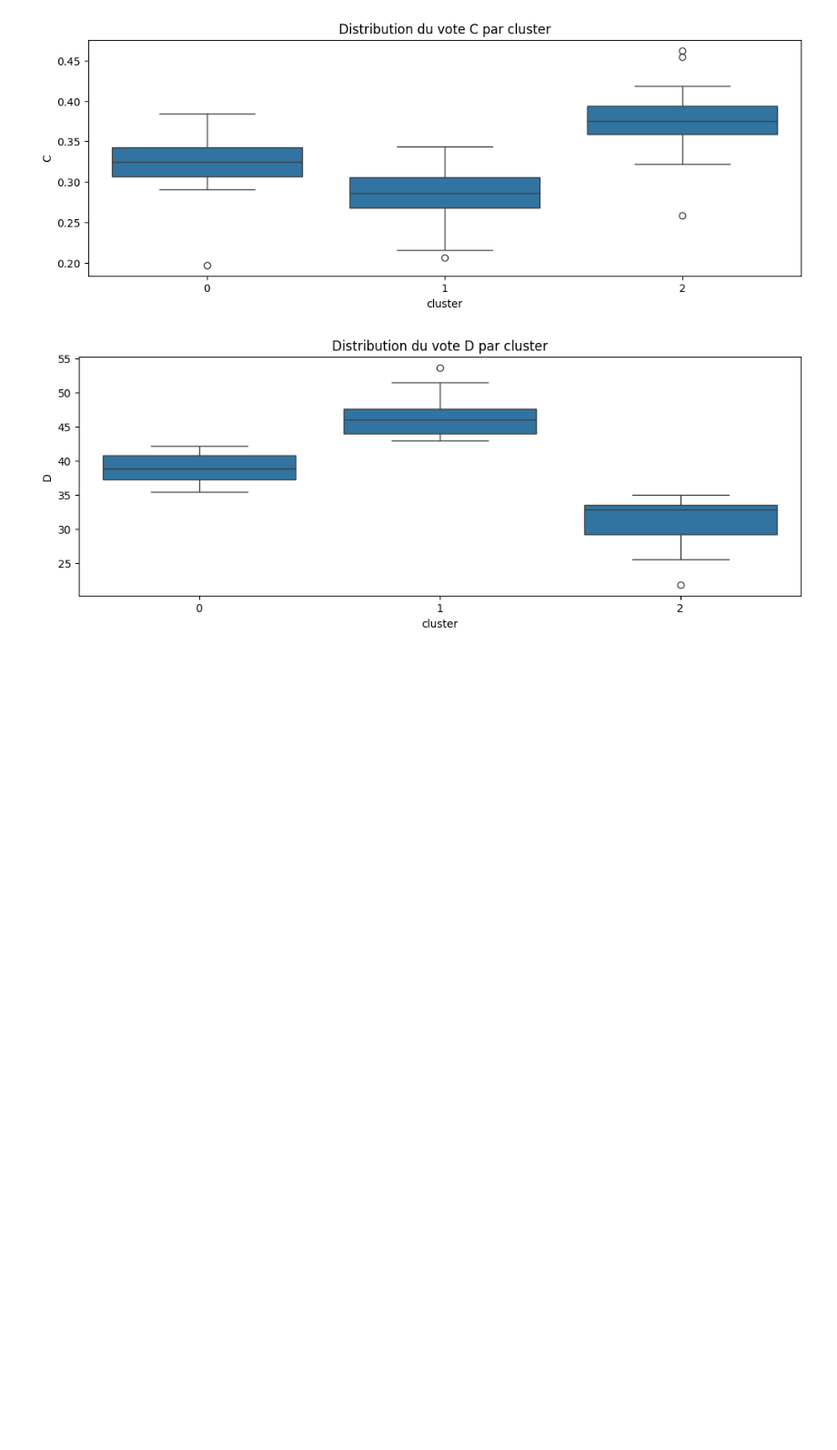
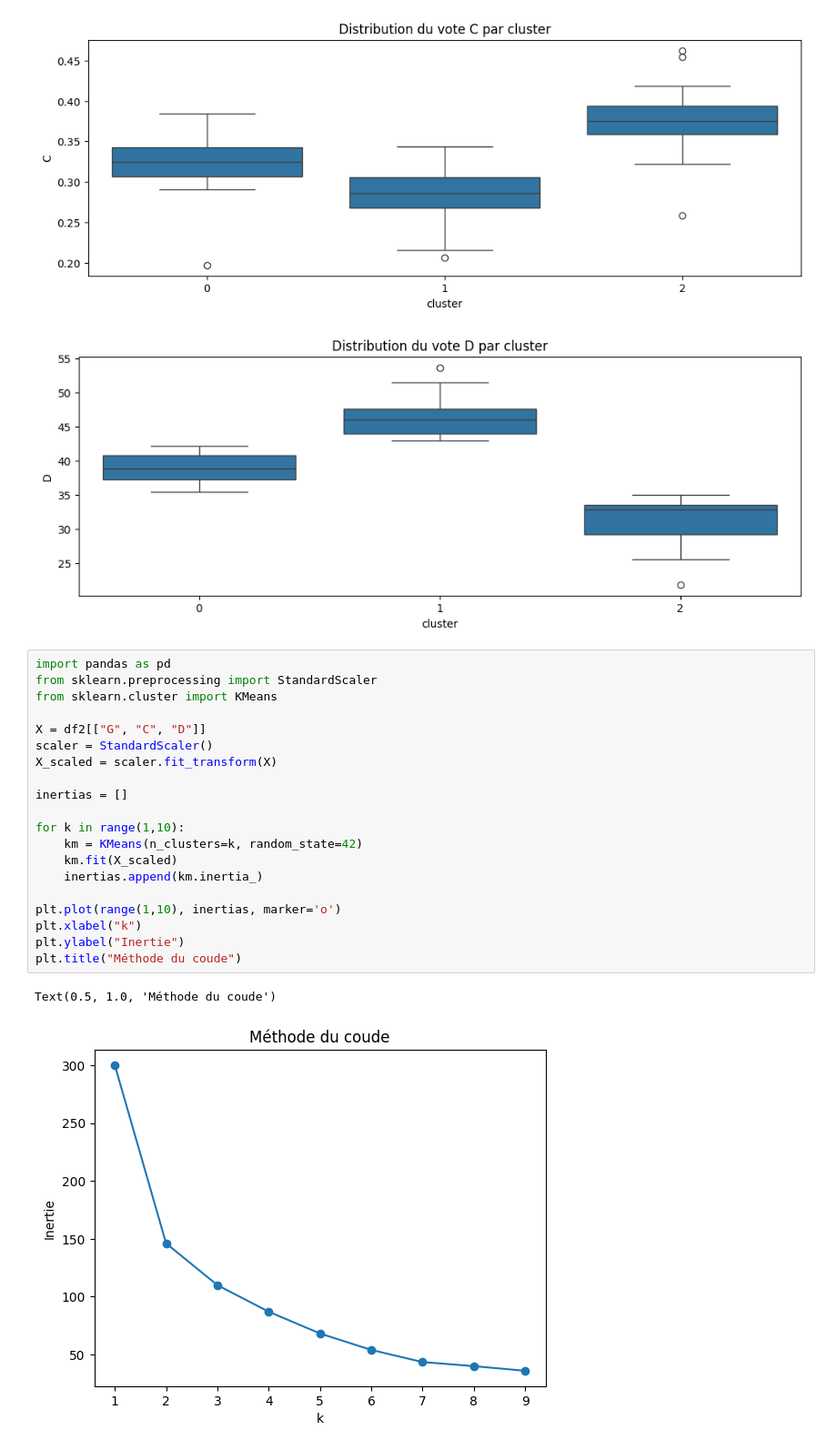
Before and after one commit to zuulaika/Projet-python, a Jupyter notebook: modelistion.ipynb, the cells around one changed output. Shown at 91% size. Saved outputs shown, nothing was run; the diff lists cells and outputs as text; blank space fills up the shorter version.

```diff
--- a/modelistion.ipynb
+++ b/modelistion.ipynb
@@ -110,3 +110,26 @@ plt.show()
 [figure]
 [figure]
 [figure]
+# %%
+import pandas as pd
+from sklearn.preprocessing import StandardScaler
+from sklearn.cluster import KMeans
+
+X = df2[["G", "C", "D"]]
+scaler = StandardScaler()
+X_scaled = scaler.fit_transform(X)
+
+inertias = []
+
+for k in range(1,10):
+    km = KMeans(n_clusters=k, random_state=42)
+    km.fit(X_scaled)
+    inertias.append(km.inertia_)
+
+plt.plot(range(1,10), inertias, marker='o')
+plt.xlabel("k")
+plt.ylabel("Inertie")
+plt.title("Méthode du coude")
+# %% [output]
+Text(0.5, 1.0, 'Méthode du coude')
+[figure, added]
```
Also changed, not shown: parts of 1 cell of this notebook, 2 other files.
